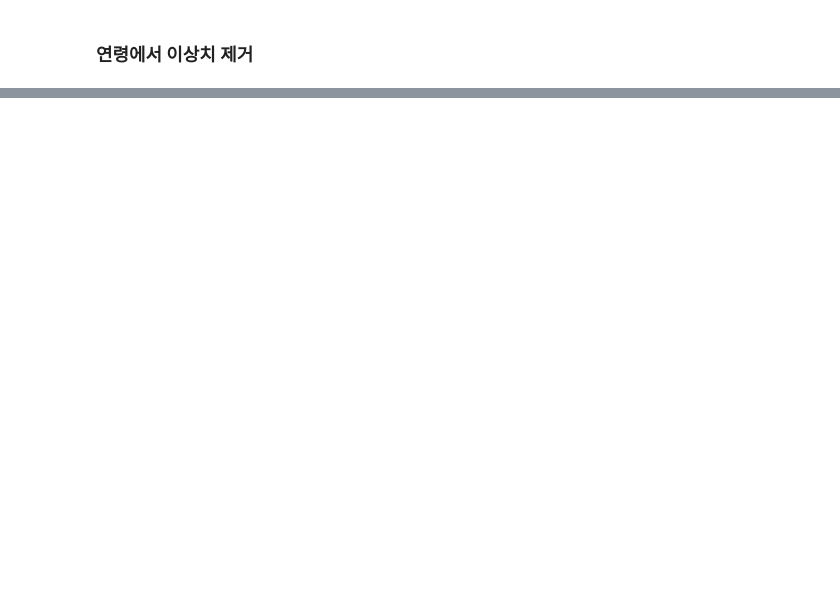
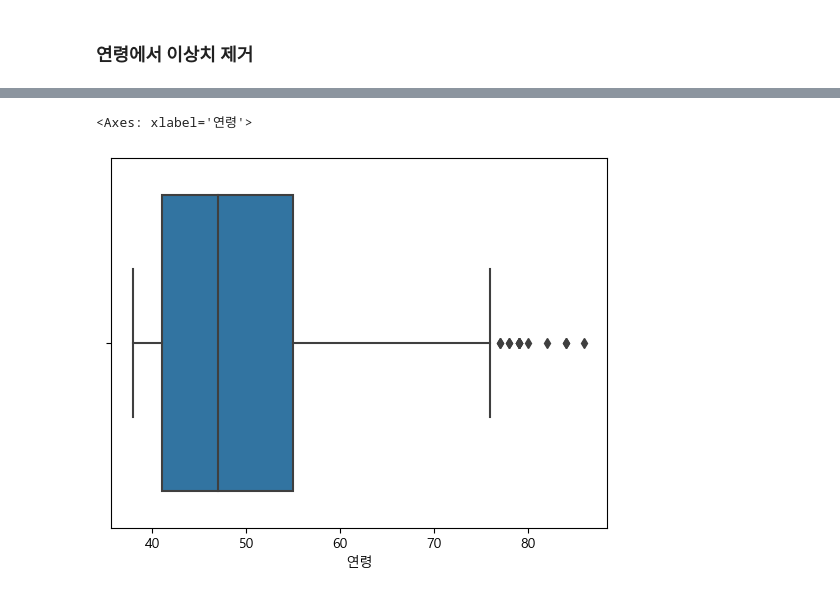
Before and after one commit to dancingKimDH/study_data_analytics, a Jupyter notebook: codes/DDA/RecurrenceOfSurgery_DDA_quests.ipynb, the cells around one changed output, grey strips where cells are left out. Cells and saved outputs as stored; diff of their text form; code cells hidden in the pictures; blank space fills up the shorter version.

```diff
--- a/codes/DDA/RecurrenceOfSurgery_DDA_quests.ipynb
+++ b/codes/DDA/RecurrenceOfSurgery_DDA_quests.ipynb
@@ -161,0 +166,5 @@ plt.show
+# %%
+sns.boxplot(df_quest_age, x='연령')
+# %% [output]
+<Axes: xlabel='연령'>
+[figure, added]
```
Also changed, not shown: parts of 16 cells of this notebook.
